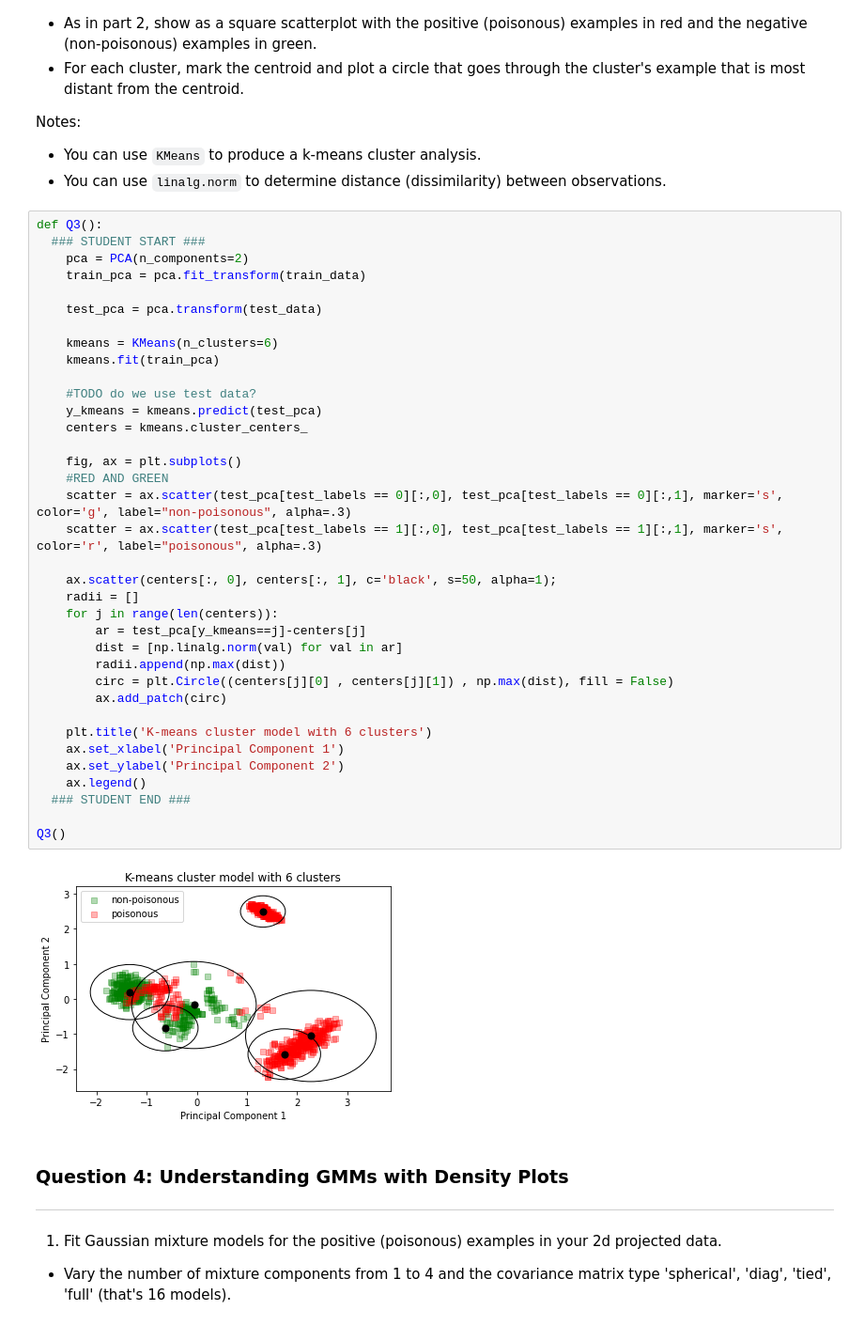
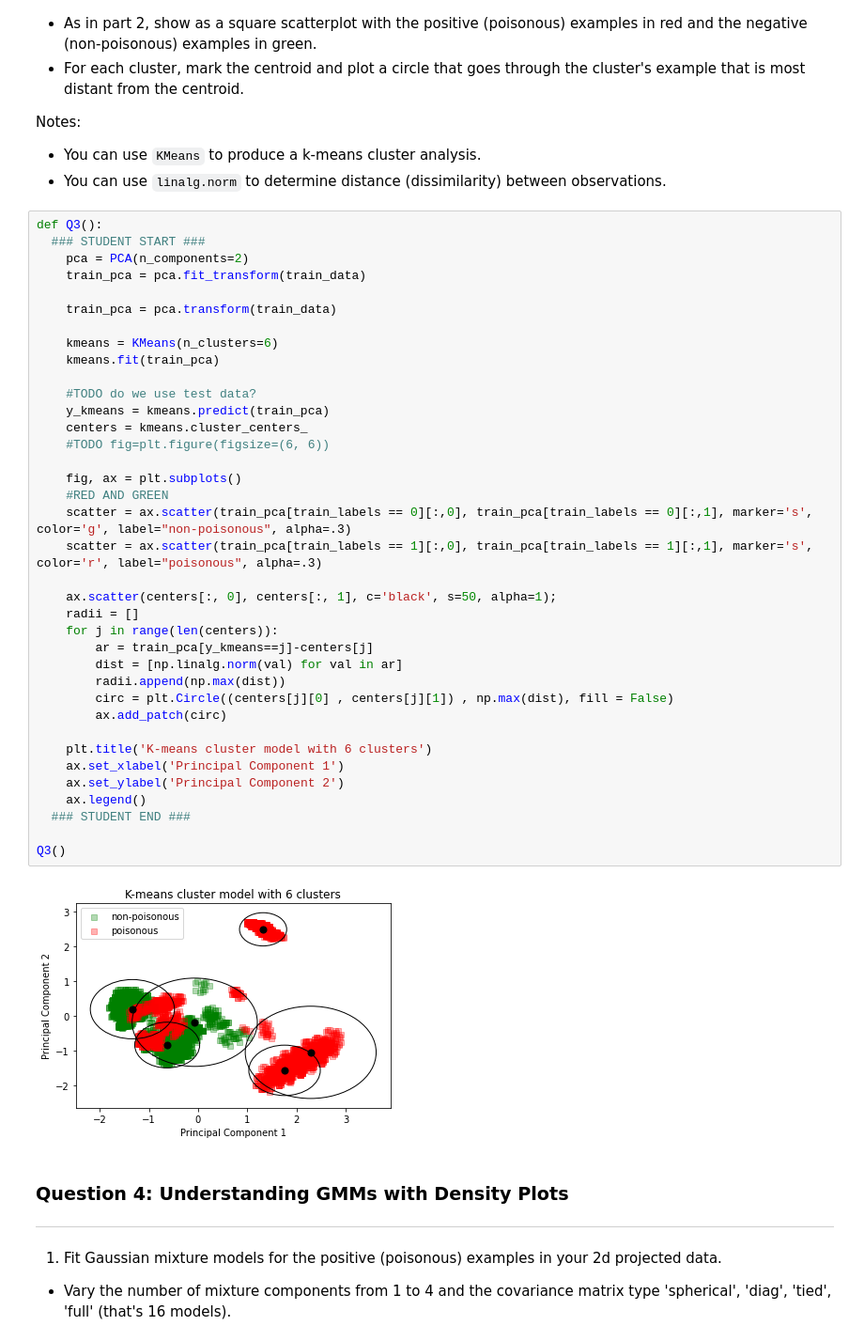
Before and after one commit to ssburgan/w207_coursework, a Jupyter notebook: Sybil_SantosBurgan_project4.ipynb, the cells around one changed output. Shown at 94% size. Saved outputs shown, nothing was run; the diff lists cells and outputs as text.

```diff
--- a/Sybil_SantosBurgan_project4.ipynb
+++ b/Sybil_SantosBurgan_project4.ipynb
@@ -158,39 +159,40 @@ def Q3():
   ### STUDENT START ###
     pca = PCA(n_components=2)
     train_pca = pca.fit_transform(train_data)
 
-    test_pca = pca.transform(test_data)
+    train_pca = pca.transform(train_data)
 
     kmeans = KMeans(n_clusters=6)
     kmeans.fit(train_pca)
 
     #TODO do we use test data?
-    y_kmeans = kmeans.predict(test_pca)
+    y_kmeans = kmeans.predict(train_pca)
     centers = kmeans.cluster_centers_
+    #TODO fig=plt.figure(figsize=(6, 6))
 
     fig, ax = plt.subplots()
     #RED AND GREEN
-    scatter = ax.scatter(test_pca[test_labels == 0][:,0], test_pca[test_labels == 0][:,1], marker='s', color='g', label="non-poisonous", alpha=.3)
-    scatter = ax.scatter(test_pca[test_labels == 1][:,0], test_pca[test_labels == 1][:,1], marker='s', color='r', label="poisonous", alpha=.3)
+    scatter = ax.scatter(train_pca[train_labels == 0][:,0], train_pca[train_labels == 0][:,1], marker='s', color='g', label="non-poisonous", alpha=.3)
+    scatter = ax.scatter(train_pca[train_labels == 1][:,0], train_pca[train_labels == 1][:,1], marker='s', color='r', label="poisonous", alpha=.3)
 
     ax.scatter(centers[:, 0], centers[:, 1], c='black', s=50, alpha=1);
     radii = []
     for j in range(len(centers)):
-        ar = test_pca[y_kmeans==j]-centers[j]
+        ar = train_pca[y_kmeans==j]-centers[j]
         dist = [np.linalg.norm(val) for val in ar]
         radii.append(np.max(dist))
         circ = plt.Circle((centers[j][0] , centers[j][1]) , np.max(dist), fill = False)
         ax.add_patch(circ)
 
     plt.title('K-means cluster model with 6 clusters')
     ax.set_xlabel('Principal Component 1')
     ax.set_ylabel('Principal Component 2')
     ax.legend()
   ### STUDENT END ###
 
 Q3()
 # %% [output]
-[figure, old version]
+[figure, new version]
 # %% [markdown]
 ### Question 4: Understanding GMMs with Density Plots
 ---
```
Also changed, not shown: parts of 5 cells of this notebook.
